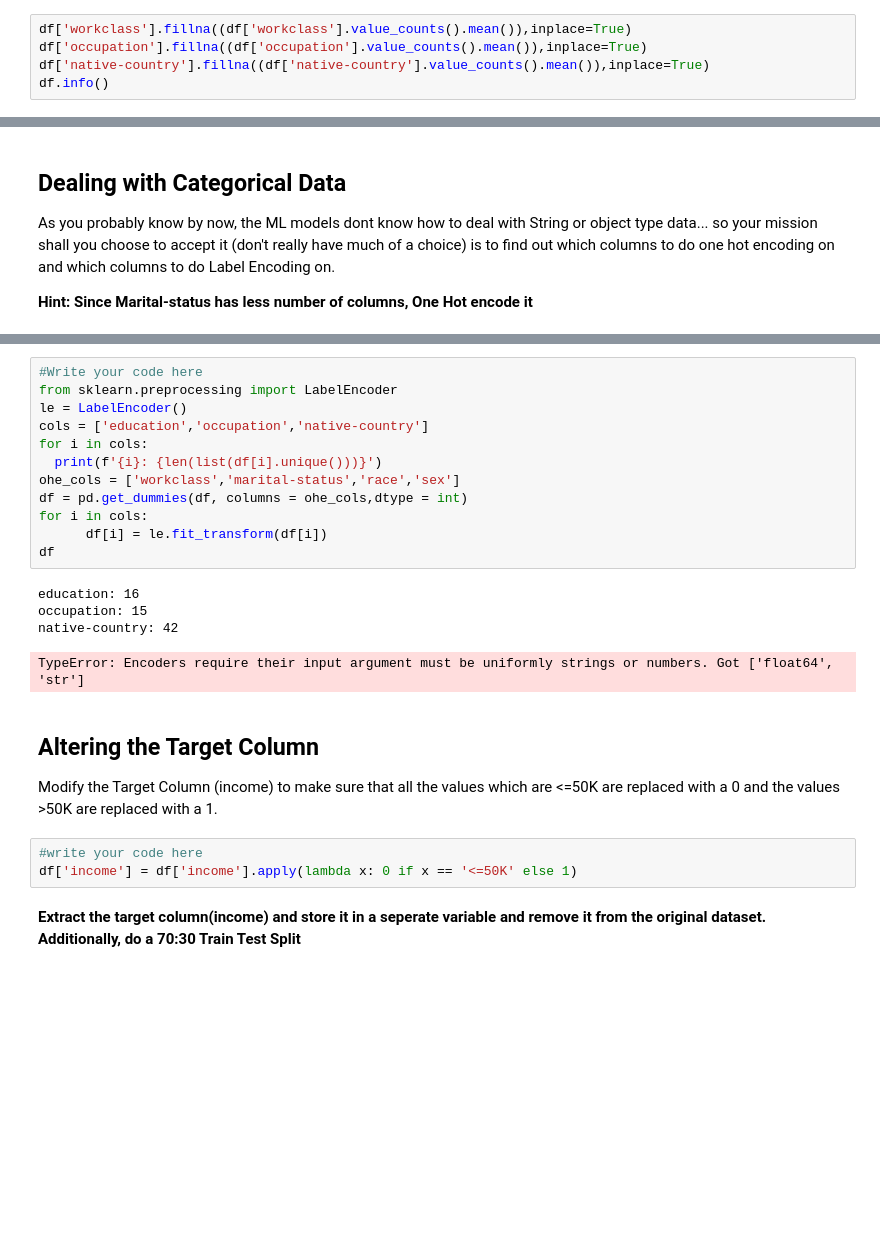
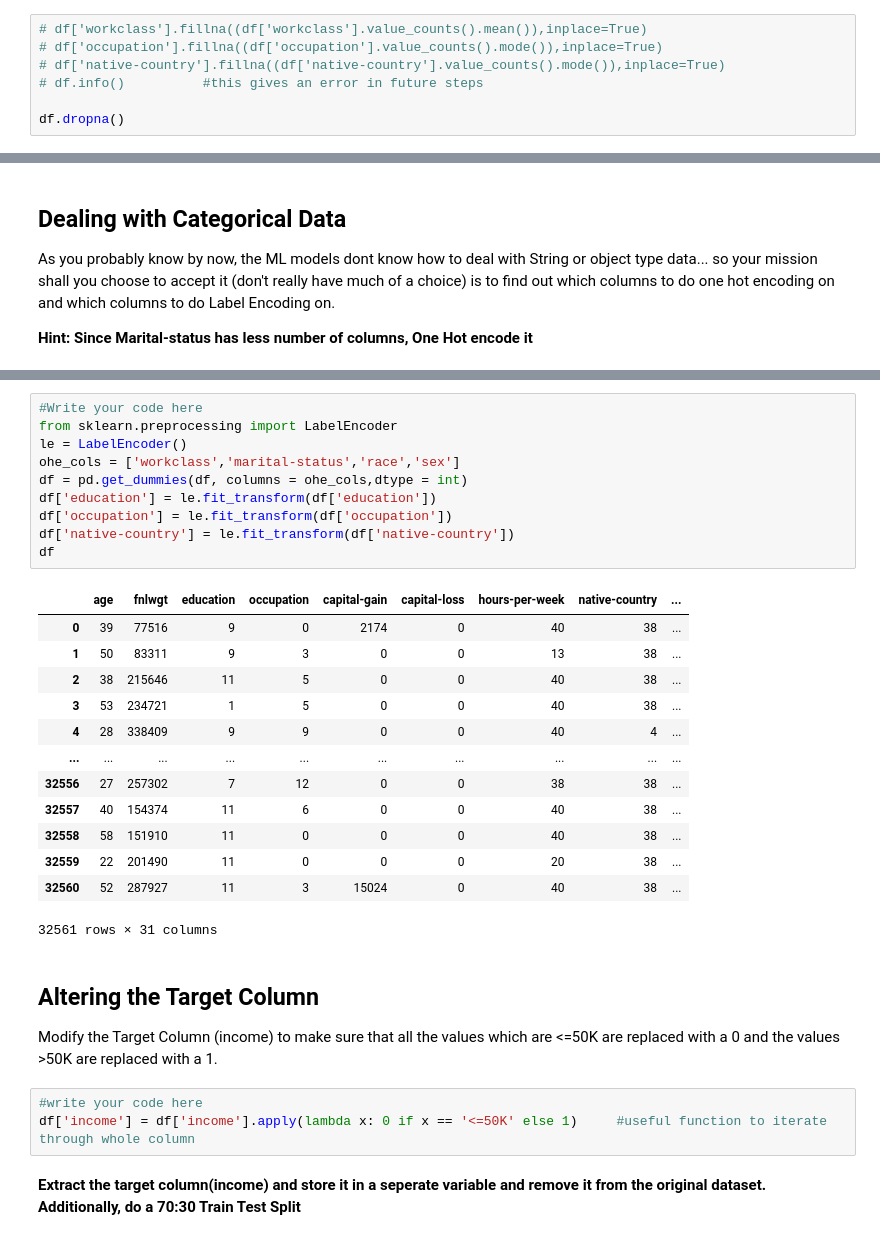
Before and after one commit to Vrushti07/Synapse, a Jupyter notebook: Copy_of_Synapse_LP_Task_4.ipynb, the cells around one changed output, grey strips where cells are left out. Drawn from its saved outputs; the diff is of its cells as text; blank space fills up the shorter version.

```diff
--- a/Copy_of_Synapse_LP_Task_4.ipynb
+++ b/Copy_of_Synapse_LP_Task_4.ipynb
@@ -76,8 +76,10 @@ Data columns (total 15 columns):
 dtypes: int64(6), object(9)
 memory usage: 3.7+ MB
 # %%
-df['workclass'].fillna((df['workclass'].value_counts().mean()),inplace=True)
-df['occupation'].fillna((df['occupation'].value_counts().mean()),inplace=True)
-df['native-country'].fillna((df['native-country'].value_counts().mean()),inplace=True)
-df.info()
+# df['workclass'].fillna((df['workclass'].value_counts().mean()),inplace=True)
+# df['occupation'].fillna((df['occupation'].value_counts().mode()),inplace=True)
+# df['native-country'].fillna((df['native-country'].value_counts().mode()),inplace=True)
+# df.info()          #this gives an error in future steps
+
+df.dropna()
 # %% [output]
@@ -156,26 +202,33 @@ As you probably know by now, the ML models dont know how to deal with String or
 # %%
 #Write your code here
 from sklearn.preprocessing import LabelEncoder
 le = LabelEncoder()
-cols = ['education','occupation','native-country']
-for i in cols:
-  print(f'{i}: {len(list(df[i].unique()))}')
 ohe_cols = ['workclass','marital-status','race','sex']
 df = pd.get_dummies(df, columns = ohe_cols,dtype = int)
-for i in cols:
-      df[i] = le.fit_transform(df[i])
+df['education'] = le.fit_transform(df['education'])
+df['occupation'] = le.fit_transform(df['occupation'])
+df['native-country'] = le.fit_transform(df['native-country'])
 df
 # %% [output]
+|  | age | fnlwgt | education | occupation | capital-gain | capital-loss | hours-per-week | native-country | ... |
+| 0 | 39 | 77516 | 9 | 0 | 2174 | 0 | 40 | 38 | ... |
+| 1 | 50 | 83311 | 9 | 3 | 0 | 0 | 13 | 38 | ... |
+| 2 | 38 | 215646 | 11 | 5 | 0 | 0 | 40 | 38 | ... |
+| 3 | 53 | 234721 | 1 | 5 | 0 | 0 | 40 | 38 | ... |
+| 4 | 28 | 338409 | 9 | 9 | 0 | 0 | 40 | 4 | ... |
+| ... | ... | ... | ... | ... | ... | ... | ... | ... | ... |
+| 32556 | 27 | 257302 | 7 | 12 | 0 | 0 | 38 | 38 | ... |
+| 32557 | 40 | 154374 | 11 | 6 | 0 | 0 | 40 | 38 | ... |
+| 32558 | 58 | 151910 | 11 | 0 | 0 | 0 | 40 | 38 | ... |
+| 32559 | 22 | 201490 | 11 | 0 | 0 | 0 | 20 | 38 | ... |
+| 32560 | 52 | 287927 | 11 | 3 | 15024 | 0 | 40 | 38 | ... |
-education: 16
-occupation: 15
-native-country: 42
+32561 rows × 31 columns
-TypeError: Encoders require their input argument must be uniformly strings or numbers. Got ['float64', 'str']
 # %% [markdown]
 ## Altering the Target Column
 Modify the Target Column (income) to make sure that all the values which are <=50K are replaced with a 0 and the values >50K are replaced with a 1.
 # %%
 #write your code here
-df['income'] = df['income'].apply(lambda x: 0 if x == '<=50K' else 1)
+df['income'] = df['income'].apply(lambda x: 0 if x == '<=50K' else 1)     #useful function to iterate through whole column
 # %% [markdown]
 **Extract the target column(income) and store it in a seperate variable and remove it from the original dataset. Additionally, do a 70:30 Train Test Split**
 # %%
```
Also changed, not shown: parts of 25 cells of this notebook.
